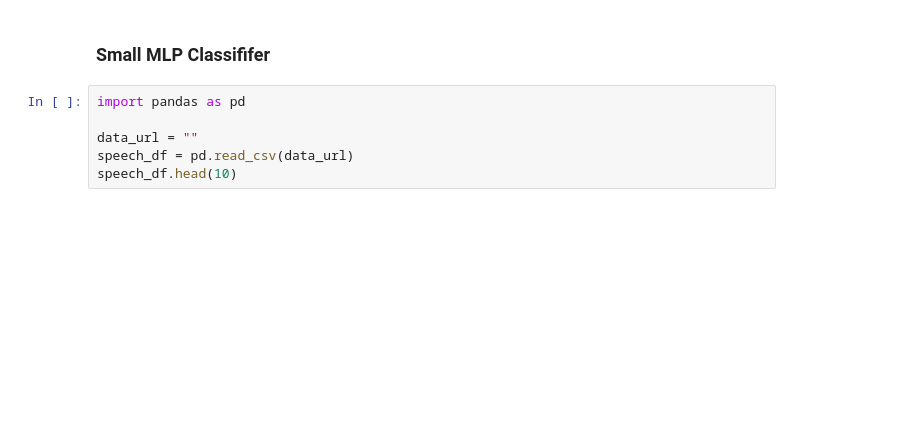
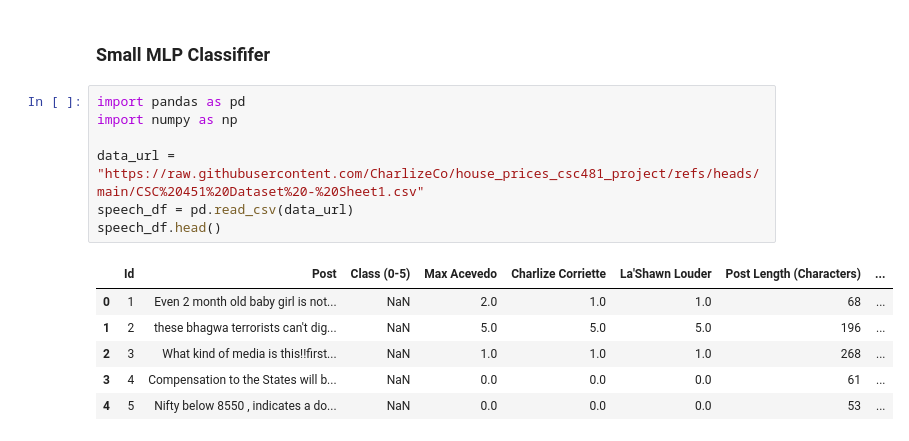
Before and after one commit to Max-Acevedo940/csc451-project, a Jupyter notebook: notebooks/02_train_model.ipynb, the cells around one changed output. Cells and saved outputs as stored; diff of their text form; blank space fills up the shorter version.

```diff
--- a/notebooks/02_train_model.ipynb
+++ b/notebooks/02_train_model.ipynb
@@ -4,7 +4,15 @@
 ### Small MLP Classififer
 # %%
 import pandas as pd
+import numpy as np
 
-data_url = ""
+data_url = "https://raw.githubusercontent.com/CharlizeCo/house_prices_csc481_project/refs/heads/main/CSC%20451%20Dataset%20-%20Sheet1.csv"
 speech_df = pd.read_csv(data_url)
-speech_df.head(10)
+speech_df.head()
+# %% [output]
+|  | Id | Post | Class (0-5) | Max Acevedo | Charlize Corriette | La'Shawn Louder | Post Length (Characters) | ... |
+| 0 | 1 | Even 2 month old baby girl is not... | NaN | 2.0 | 1.0 | 1.0 | 68 | ... |
+| 1 | 2 | these bhagwa terrorists can't dig... | NaN | 5.0 | 5.0 | 5.0 | 196 | ... |
+| 2 | 3 | What kind of media is this!!first... | NaN | 1.0 | 1.0 | 1.0 | 268 | ... |
+| 3 | 4 | Compensation to the States will b... | NaN | 0.0 | 0.0 | 0.0 | 61 | ... |
+| 4 | 5 | Nifty below 8550 , indicates a do... | NaN | 0.0 | 0.0 | 0.0 | 53 | ... |
```
Also changed, not shown: parts of 17 cells of this notebook.
